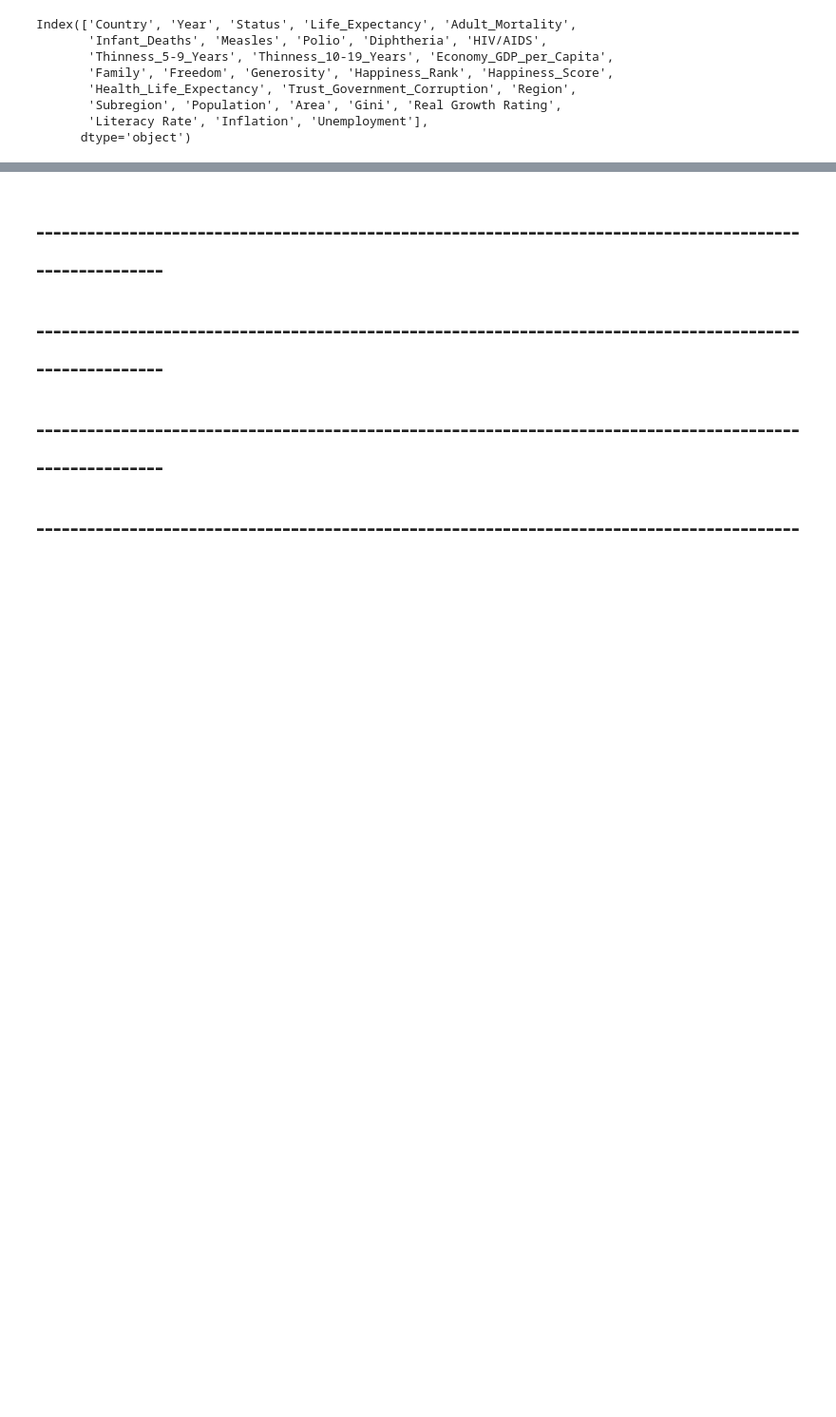
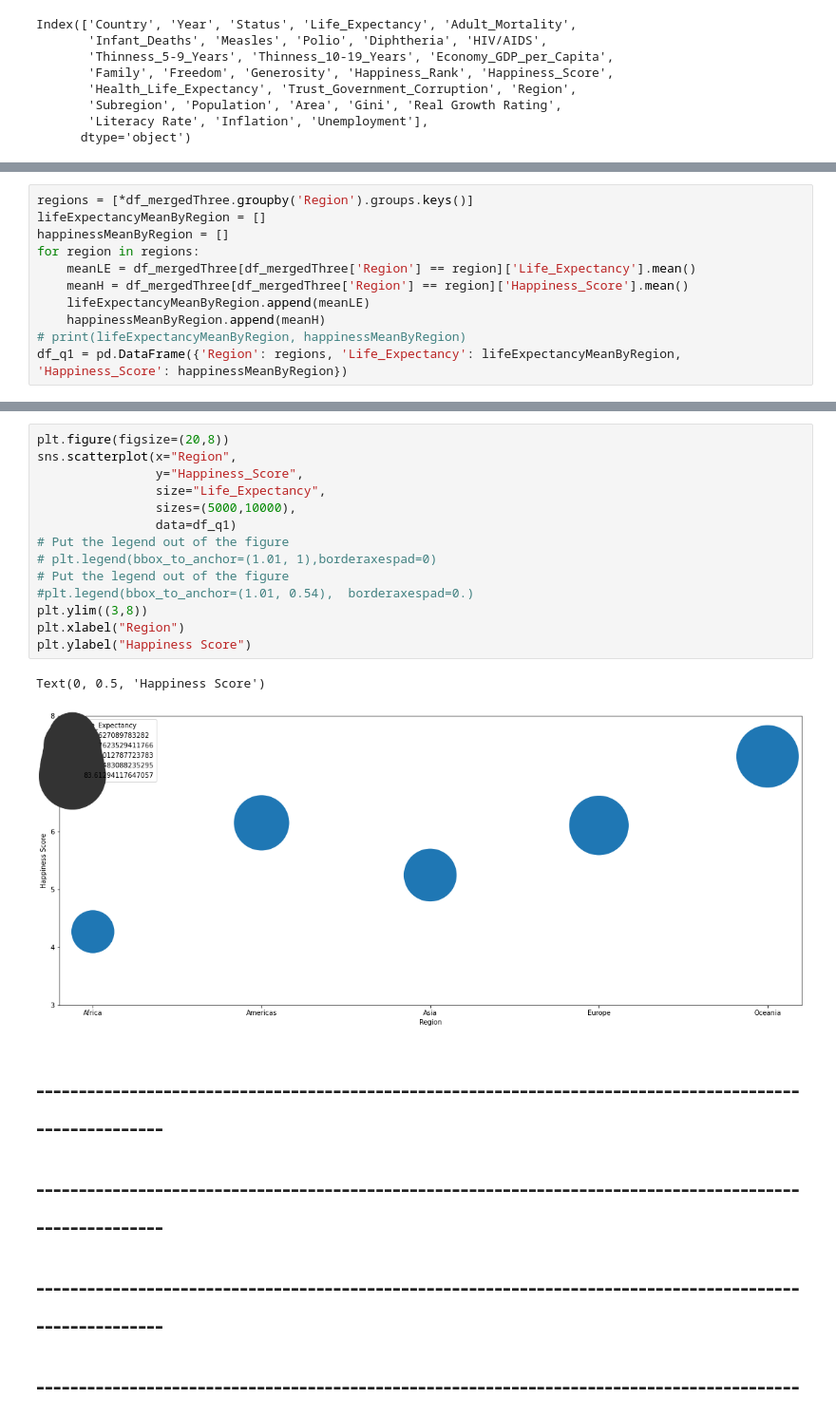
Before and after one commit to gskhaled/data-engineering-project, a Jupyter notebook: project.ipynb, the cells around one changed output, grey strips where cells are left out. Shown at 95% size. Saved outputs shown, nothing was run; the diff lists cells and outputs as text; blank space fills up the shorter version.

```diff
--- a/project.ipynb
+++ b/project.ipynb
@@ -1130,0 +1155,11 @@ Index(['Country', 'Year', 'Status', 'Life_Expectancy', 'Adult_Mortality',
+# %%
+regions = [*df_mergedThree.groupby('Region').groups.keys()]
+lifeExpectancyMeanByRegion = []
+happinessMeanByRegion = []
+for region in regions:
+    meanLE = df_mergedThree[df_mergedThree['Region'] == region]['Life_Expectancy'].mean()
+    meanH = df_mergedThree[df_mergedThree['Region'] == region]['Happiness_Score'].mean()
+    lifeExpectancyMeanByRegion.append(meanLE)
+    happinessMeanByRegion.append(meanH)
+# print(lifeExpectancyMeanByRegion, happinessMeanByRegion)
+df_q1 = pd.DataFrame({'Region': regions, 'Life_Expectancy': lifeExpectancyMeanByRegion, 'Happiness_Score': happinessMeanByRegion})
@@ -1131,3 +1173,20 @@ Index(['Country', 'Year', 'Status', 'Life_Expectancy', 'Adult_Mortality',
+# %%
+plt.figure(figsize=(20,8))
+sns.scatterplot(x="Region",
+                y="Happiness_Score",
+                size="Life_Expectancy",
+                sizes=(5000,10000),
+                data=df_q1)
+# Put the legend out of the figure
+# plt.legend(bbox_to_anchor=(1.01, 1),borderaxespad=0)
+# Put the legend out of the figure
+#plt.legend(bbox_to_anchor=(1.01, 0.54),  borderaxespad=0.)
+plt.ylim((3,8))
+plt.xlabel("Region")
+plt.ylabel("Happiness Score")
+# %% [output]
+Text(0, 0.5, 'Happiness Score')
+[figure, added]
 # %% [markdown]
 # ---------------------------------------------------------------------------------------------------------
 # ---------------------------------------------------------------------------------------------------------
```
Also changed, not shown: parts of 4 cells of this notebook.
